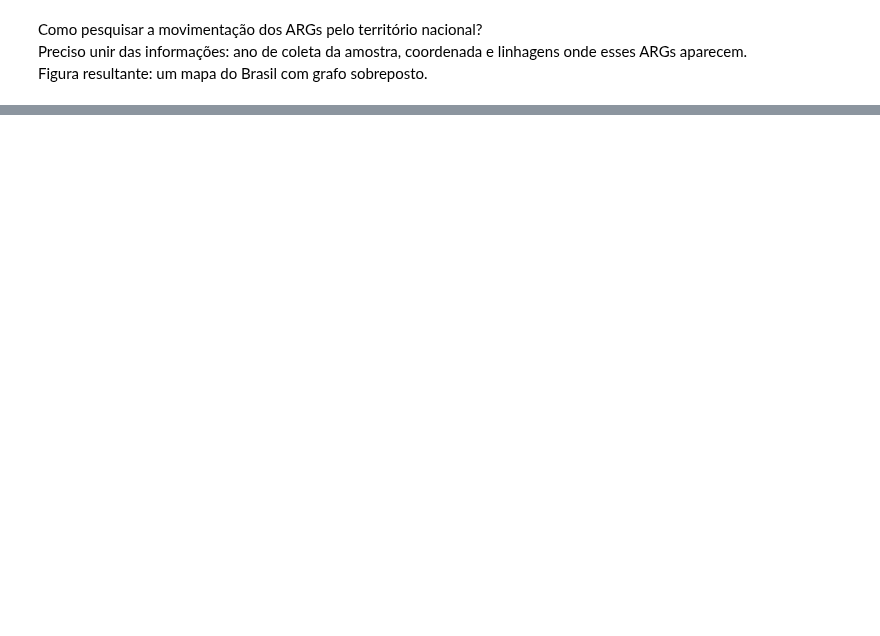
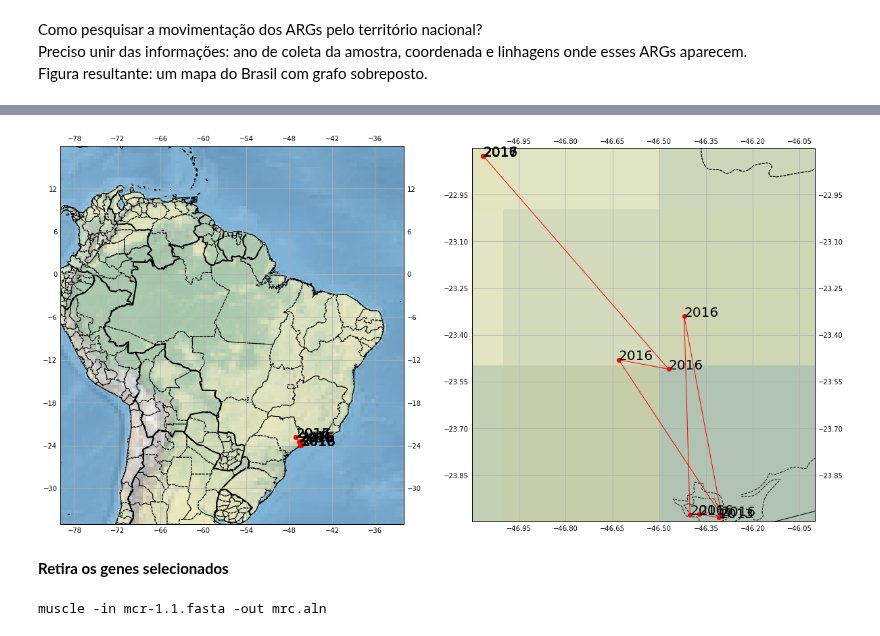
Before and after one commit to tiagocabralborelli/ARG-Sentinel, a Jupyter notebook: codebrazil.ipynb, the cells around one changed output, grey strips where cells are left out. Cells and saved outputs as stored; diff of their text form; code cells hidden in the pictures; blank space fills up the shorter version.

```diff
--- a/codebrazil.ipynb
+++ b/codebrazil.ipynb
@@ -218,0 +363,75 @@ plt.show()
+# %%
+#Cria Objeto Figura
+fig = plt.figure(figsize = (20,20))
+#add plot ao obj figura
+ax1 = fig.add_subplot(121, projection=ccrs.PlateCarree())
+ax1.stock_img()
+ax1.set_extent([-80, -32, -35, 18], crs=ccrs.PlateCarree())
+#Add features ao mapa
+ax1.add_feature(cfeature.LAND)
+ax1.add_feature(cfeature.STATES.with_scale('10m'),linestyle='--')
+ax1.add_feature(cfeature.OCEAN)
+ax1.add_feature(cfeature.COASTLINE)
+ax1.add_feature(cfeature.BORDERS, linestyle='-', linewidth = 2)
+ax1.add_feature(cfeature.LAKES, alpha=0.5)
+ax1.gridlines(draw_labels=True)
+
+
+
+
+#Add pontos e linhas ao mapa
+plt.plot(args_spread.query("gene == '(Col)mcr-1.1'").sort_values("year").lon,
+         args_spread.query("gene == '(Col)mcr-1.1'").sort_values("year").lat,
+         linewidth = 1,
+         linestyle = '--',
+         color  = 'r',
+         marker = 'o',
+         transform = ccrs.Geodetic())
+#Add ano de coleta ao mapa
+for date in args_spread.query("gene == '(Col)mcr-1.1'").sort_values("year").itertuples():
+    plt.text(date.lon,
+             date.lat,
+             date.year,
+             transform = ccrs.Geodetic(),
+             horizontalalignment = 'left',
+             fontsize = 20)
+
+
+
+
+#Zoom
+ax2 = fig.add_subplot(122, projection=ccrs.PlateCarree())
+ax2.stock_img()
+ax2.set_extent([-47.1,-46,-24,-22.8], crs=ccrs.PlateCarree())
+#Add features ao mapa
+ax2.add_feature(cfeature.LAND)
+ax2.add_feature(cfeature.STATES.with_scale('10m'),linestyle='--')
+ax2.add_feature(cfeature.OCEAN)
+ax2.add_feature(cfeature.COASTLINE)
+ax2.add_feature(cfeature.BORDERS, linestyle='-', linewidth = 2)
+ax2.add_feature(cfeature.LAKES, alpha=0.5)
+ax2.gridlines(draw_labels=True)
+
+#Add pontos e linhas ao mapa
+plt.plot(args_spread.query("gene == '(Col)mcr-1.1'").sort_values("year").lon,
+         args_spread.query("gene == '(Col)mcr-1.1'").sort_values("year").lat,
+         linewidth = 1,
+         linestyle = '-',
+         color  = 'r',
+         marker = 'o',
+         transform = ccrs.Geodetic())
+
+#Add ano de coleta ao mapa
+for date in args_spread.query("gene == '(Col)mcr-1.1'").sort_values("year").itertuples():
+    plt.text(date.lon,
+             date.lat,
+             date.year,
+             transform = ccrs.Geodetic(),
+             horizontalalignment = 'left',
+             fontsize = 20)
+plt.savefig("mcr1-1.png", dpi = 200)
+plt.show()
+# %% [output]
+[figure, added]
+# %% [markdown]
+<b>Retira os genes selecionados</b>
@@ -218,0 +458,4 @@ plt.show()
+# %%
+print(cline)
+# %% [output]
+muscle -in mcr-1.1.fasta -out mrc.aln
```
Also changed, not shown: parts of 34 cells of this notebook, 1 other file.
